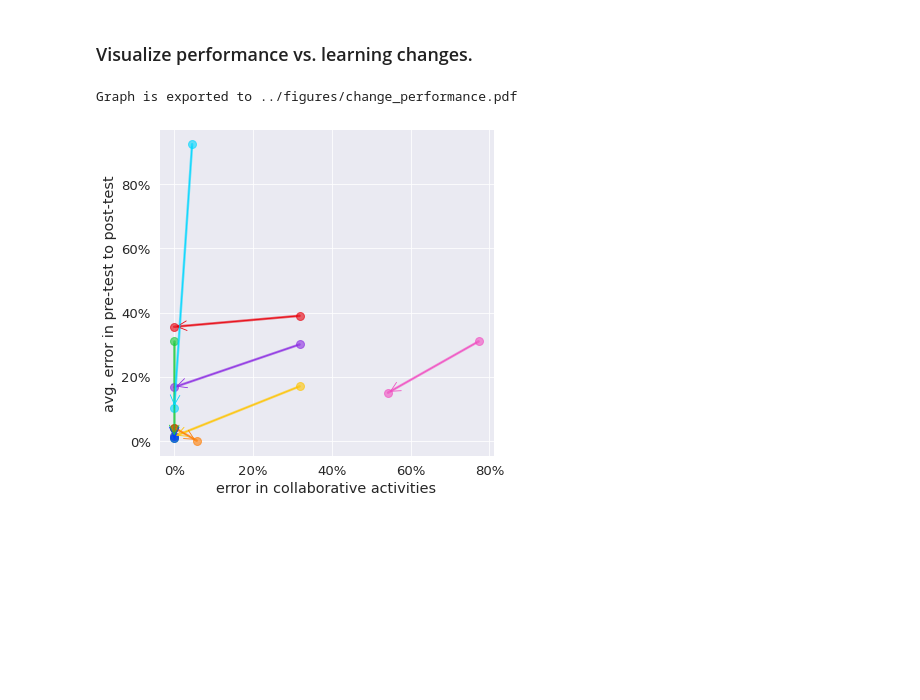
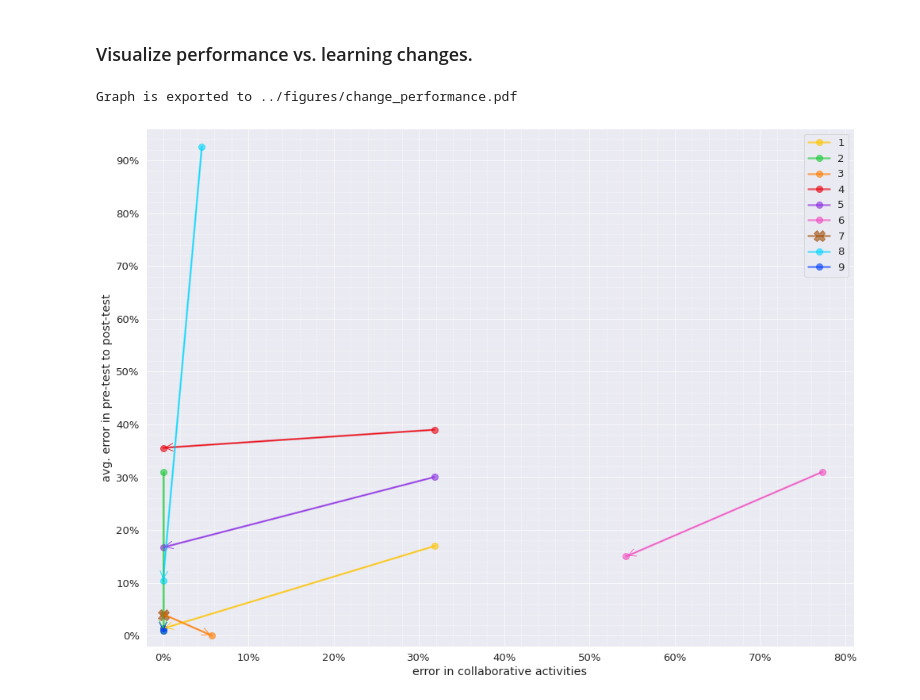
Before and after one commit to utku-norman/justhink-preexp-analysis, a Jupyter notebook: analysis/tools/5_RQ3_link_performance_and_learning_outcomes.ipynb, the cells around one changed output. Saved outputs shown, nothing was run; the diff lists cells and outputs as text; code cells hidden in the pictures; blank space fills up the shorter version.

```diff
--- a/analysis/tools/5_RQ3_link_performance_and_learning_outcomes.ipynb
+++ b/analysis/tools/5_RQ3_link_performance_and_learning_outcomes.ipynb
@@ -69,0 +55,12 @@ learning_df
+# %%
+learning_df = pd.read_csv(learning_file, index_col=0)
+cols = ['pretest_errors', 'posttest_errors']
+
+for c in cols:
+    new_values_list = list()
+    for values in learning_df[c]:
+        values = eval(values.replace('nan', 'np.NaN'))
+        new_values_list.append(values)
+    learning_df[c] = new_values_list
+
+learning_df
@@ -349,29 +359,58 @@ def add_arrow(line, position=None, direction='right', size=24, color=None):
 # %%
 perf_cols = ['error_1', 'error_2']
 learn_cols = ['pretest_error', 'posttest_error']
+learn_values_cols = ['pretest_errors', 'posttest_errors']
 df = results_df
 df.columns
 
 colors = pick_colors()
 
-fig, ax = plt.subplots(1, figsize=(6, 6))
+fig, ax = plt.subplots(1, figsize=(16, 12))
 for i, row in df.iterrows():
     xs = row[perf_cols[0]], row[perf_cols[1]]
     ys = row[learn_cols[0]], row[learn_cols[1]]
 
+    values = list(xs) + list(ys)
+    marker, ms = 'o', 8  # 'D'
+    for v in values:
+        if np.isnan(v):
+            marker, ms = 'X', 14
+
     line = ax.plot(
-        xs, ys, marker='o', ms=8,
+        xs, ys, marker=marker, ms=ms,
         color=colors[i], label=i, alpha=.6)[0]
     add_arrow(line)
 
+    # for j, col in enumerate(learn_values_cols):
+    #     ys = row[col]
+    #     xs = [row[perf_cols[j]] for _ in range(len(ys))]
+    #     marker, ms = '.', 10
+    #     ax.plot(
+    #         xs, ys, '--', marker=marker, ms=ms, color=colors[i],
+    #         label=i, linewidth=1, alpha=.5)
+
     ax.xaxis.set_major_formatter(mtick.PercentFormatter(1.0))
     ax.yaxis.set_major_formatter(mtick.PercentFormatter(1.0))
+
+    ax.set_xlim([-0.02, .81])
+    ax.set_ylim([-0.02, .96])
+    ax.set_yticks(np.arange(0, .91, .1))
+
+    leg = plt.legend(sorted(df.index), loc='upper right', frameon=True)
+
+    # Adjust the ticks.
+    ax.xaxis.set_minor_locator(AutoMinorLocator(n=5))
+    ax.yaxis.set_minor_locator(AutoMinorLocator(n=5))
+
+    # Adjust the grid.
+    plt.grid(alpha=0.85)
+    plt.grid(which='minor', alpha=0.4)
 
     ax.set_xlabel('error in collaborative activities')
     ax.set_ylabel('avg. error in pre-test to post-test')
 
 plt.savefig(change_fig_file, bbox_inches='tight')
 print('Graph is exported to {}'.format(change_fig_file))
 # %% [output]
 Graph is exported to ../figures/change_performance.pdf
-[figure, old version]
+[figure, new version]
```
Also changed, not shown: parts of 8 cells of this notebook, 13 other files.
